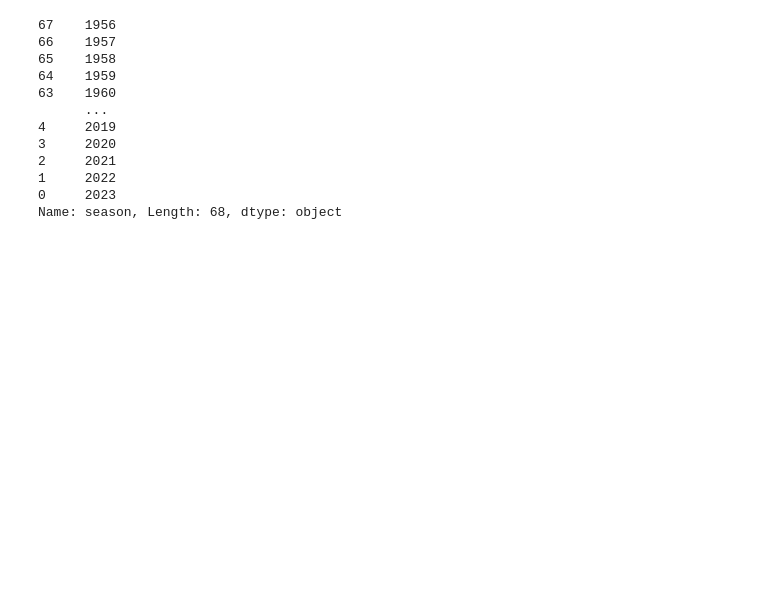
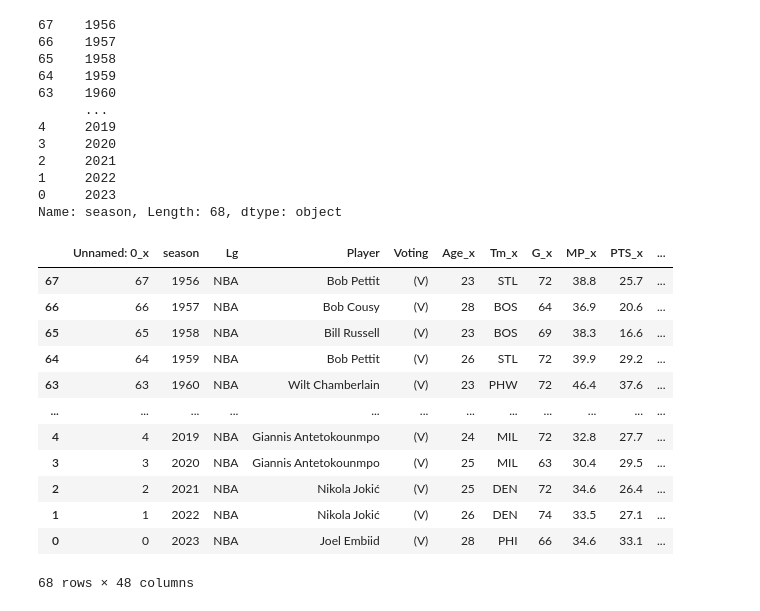
Before and after one commit to nharrisanalyst/NBA_MVP, a Jupyter notebook: NBA MVP Data Cleaning and Exploration.ipynb, the cells around one changed output. Saved outputs shown, nothing was run; the diff lists cells and outputs as text; code cells hidden in the pictures; blank space fills up the shorter version.

```diff
--- a/NBA MVP Data Cleaning and Exploration.ipynb
+++ b/NBA MVP Data Cleaning and Exploration.ipynb
@@ -354,0 +371,16 @@ nba_mvp['eFG%'] = (nba_mvp['FG%'] + (0.5 * nba_mvp['3P%'] )/nba_mvp['']
+# %%
+nba_mvp_pg
+# %% [output]
+|  | Unnamed: 0_x | season | Lg | Player | Voting | Age_x | Tm_x | G_x | MP_x | PTS_x | ... |
+| 67 | 67 | 1956 | NBA | Bob Pettit | (V) | 23 | STL | 72 | 38.8 | 25.7 | ... |
+| 66 | 66 | 1957 | NBA | Bob Cousy | (V) | 28 | BOS | 64 | 36.9 | 20.6 | ... |
+| 65 | 65 | 1958 | NBA | Bill Russell | (V) | 23 | BOS | 69 | 38.3 | 16.6 | ... |
+| 64 | 64 | 1959 | NBA | Bob Pettit | (V) | 26 | STL | 72 | 39.9 | 29.2 | ... |
+| 63 | 63 | 1960 | NBA | Wilt Chamberlain | (V) | 23 | PHW | 72 | 46.4 | 37.6 | ... |
+| ... | ... | ... | ... | ... | ... | ... | ... | ... | ... | ... | ... |
+| 4 | 4 | 2019 | NBA | Giannis Antetokounmpo | (V) | 24 | MIL | 72 | 32.8 | 27.7 | ... |
+| 3 | 3 | 2020 | NBA | Giannis Antetokounmpo | (V) | 25 | MIL | 63 | 30.4 | 29.5 | ... |
+| 2 | 2 | 2021 | NBA | Nikola Jokić | (V) | 25 | DEN | 72 | 34.6 | 26.4 | ... |
+| 1 | 1 | 2022 | NBA | Nikola Jokić | (V) | 26 | DEN | 74 | 33.5 | 27.1 | ... |
+| 0 | 0 | 2023 | NBA | Joel Embiid | (V) | 28 | PHI | 66 | 34.6 | 33.1 | ... |
+68 rows × 48 columns
```
Also changed, not shown: parts of 22 cells of this notebook.
